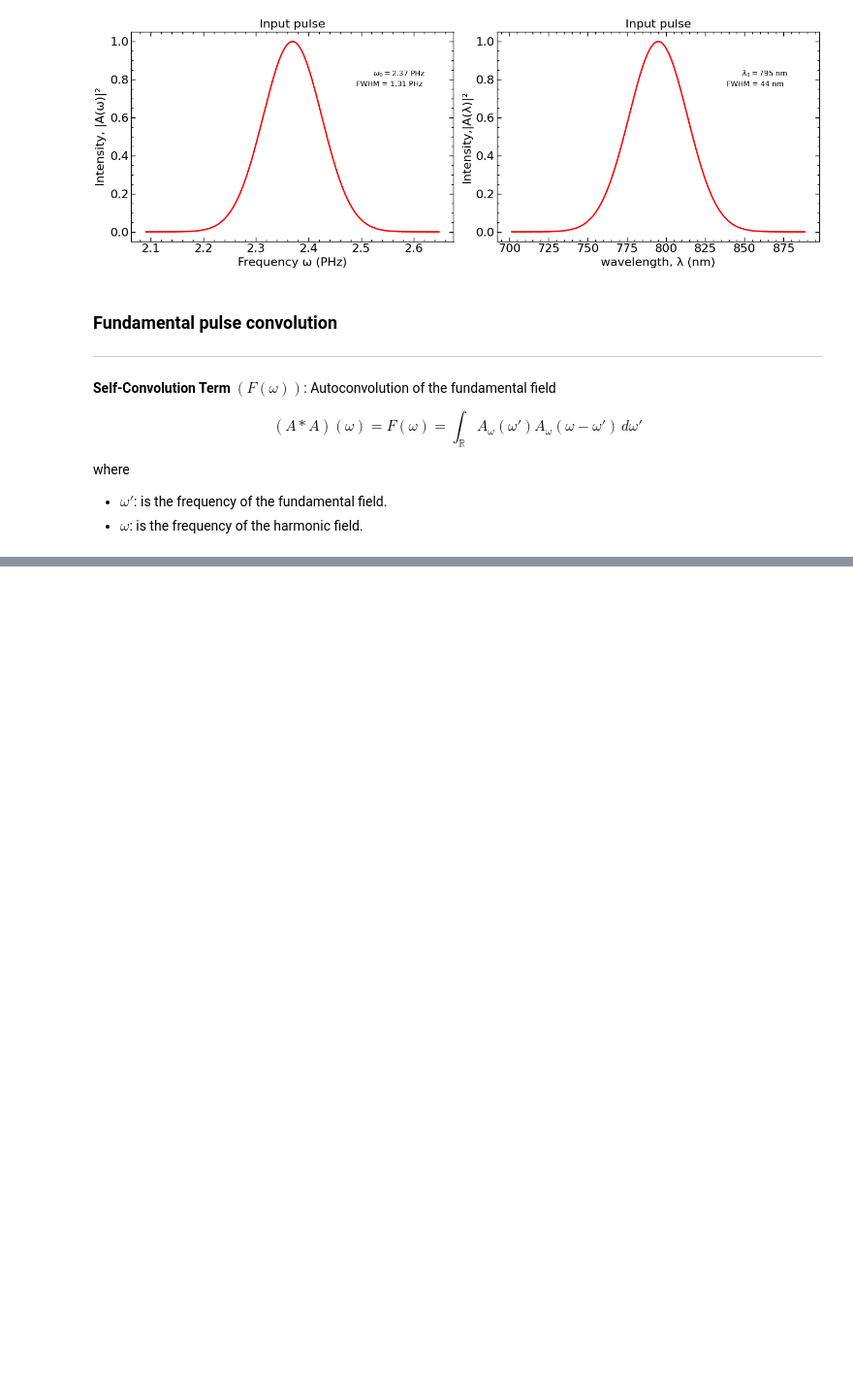
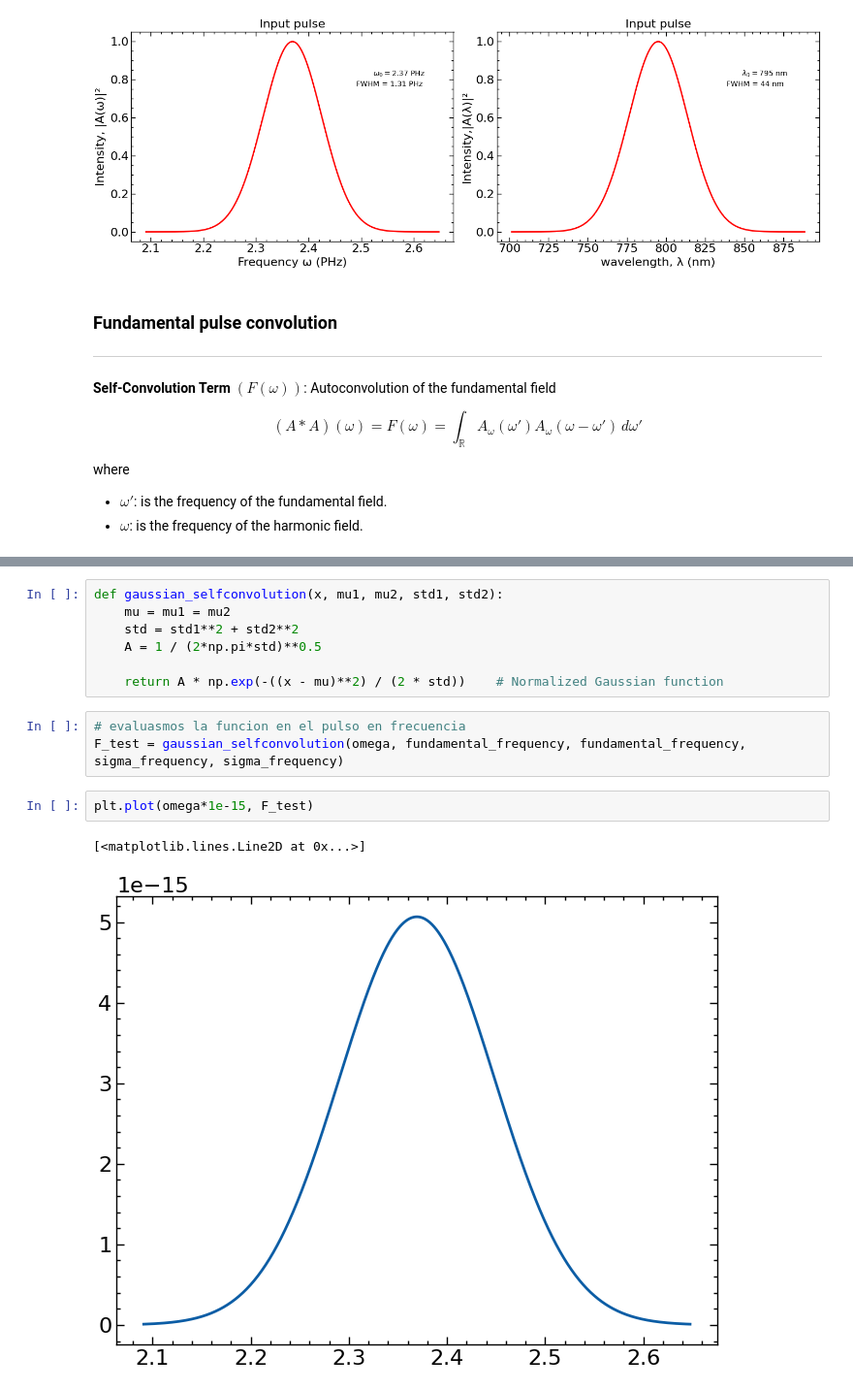
Before and after one commit to jusrojasrod/SHG-and-PDC-simulation, a Jupyter notebook: notebooks/exploracion/SHG_pulse.ipynb, the cells around one changed output, grey strips where cells are left out. Shown at 97% size. Cells and saved outputs as stored; diff of their text form; blank space fills up the shorter version.

```diff
--- a/notebooks/exploracion/SHG_pulse.ipynb
+++ b/notebooks/exploracion/SHG_pulse.ipynb
@@ -128,0 +216,15 @@ plt.plot(omega, conv_fundamental_pulse, color='blue', linestyle='-')
+# %%
+def gaussian_selfconvolution(x, mu1, mu2, std1, std2):
+    mu = mu1 = mu2
+    std = std1**2 + std2**2
+    A = 1 / (2*np.pi*std)**0.5
+
+    return A * np.exp(-((x - mu)**2) / (2 * std))    # Normalized Gaussian function
+# %%
+# evaluasmos la funcion en el pulso en frecuencia
+F_test = gaussian_selfconvolution(omega, fundamental_frequency, fundamental_frequency, sigma_frequency, sigma_frequency)
+# %%
+plt.plot(omega*1e-15, F_test)
+# %% [output]
+[<matplotlib.lines.Line2D at 0x...>]
+[figure, added]
```
Also changed, not shown: parts of 14 cells of this notebook, 3 other files.
